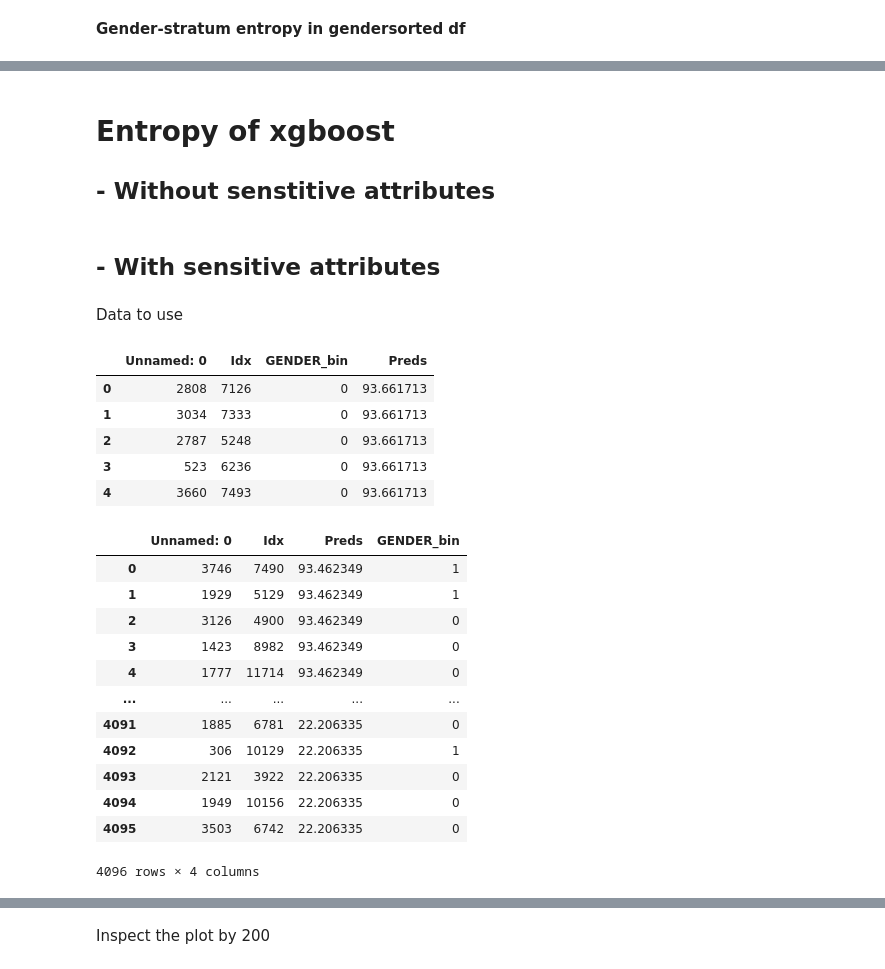
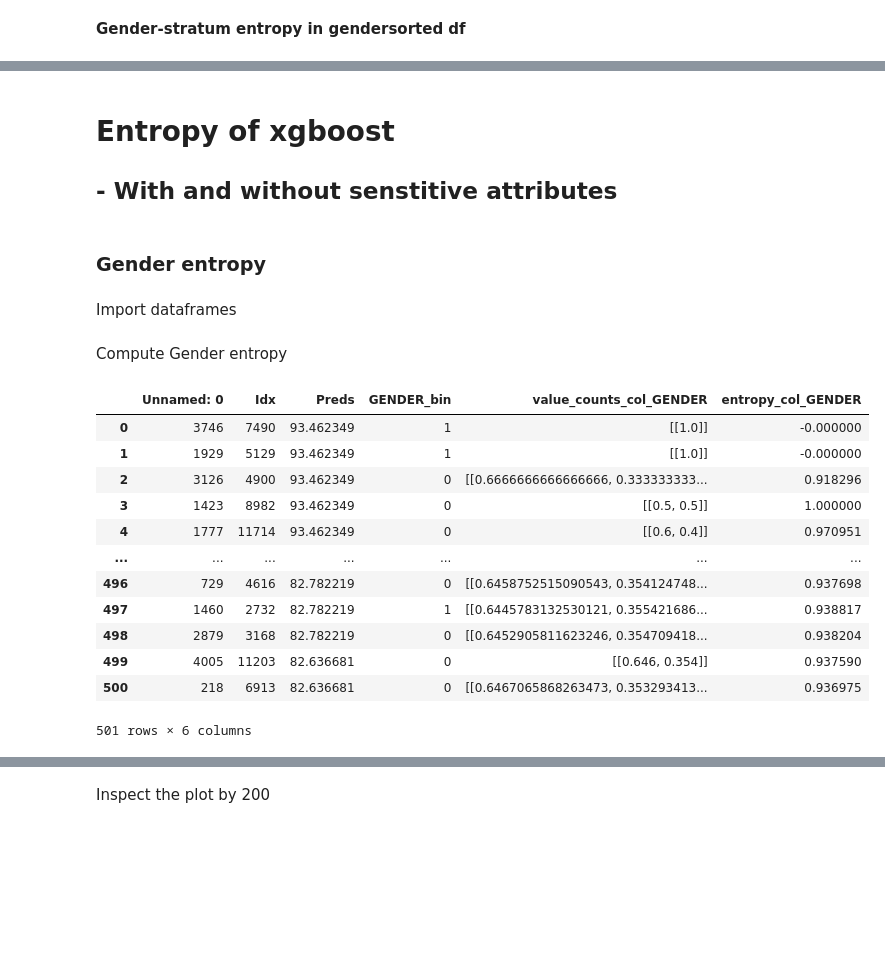
Before and after one commit to s183910/Bachelor_Gabi_Kat, a Jupyter notebook: Notebooks/Basic_dists/Baselines real.ipynb, the cells around one changed output, grey strips where cells are left out. Saved outputs shown, nothing was run; the diff lists cells and outputs as text; code cells hidden in the pictures; blank space fills up the shorter version.

```diff
--- a/Notebooks/Basic_dists/Baselines real.ipynb
+++ b/Notebooks/Basic_dists/Baselines real.ipynb
@@ -534,8 +659,8 @@ plt.show()
 # %% [markdown]
 # Entropy of xgboost
-## - Without senstitive attributes
+## - With and without senstitive attributes
-# %% [markdown]
-## - With sensitive attributes
-# %% [markdown]
-Data to use
+# %% [markdown]
+### Gender entropy
+# %% [markdown]
+Import dataframes
 # %%
@@ -550,31 +676,24 @@ df_xgb_wo = df_xgb_wo.merge(df_xgb_vanilla[["GENDER_bin", "Idx"]], on="Idx")
 
 #df_xgb_wo["GENDER_bin"] = X_test.GENDER_bin.to_numpy()
 #Gather with Gender_bin
-# %%
-df_xgb_vanilla[:5]
-# %% [output]
-|  | Unnamed: 0 | Idx | GENDER_bin | Preds |
-| 0 | 2808 | 7126 | 0 | 93.661713 |
-| 1 | 3034 | 7333 | 0 | 93.661713 |
-| 2 | 2787 | 5248 | 0 | 93.661713 |
-| 3 | 523 | 6236 | 0 | 93.661713 |
-| 4 | 3660 | 7493 | 0 | 93.661713 |
+# %% [markdown]
+Compute Gender entropy
 # %%
-df_xgb_wo
+df_xgb_wo[:501]
 # %% [output]
-|  | Unnamed: 0 | Idx | Preds | GENDER_bin |
-| 0 | 3746 | 7490 | 93.462349 | 1 |
-| 1 | 1929 | 5129 | 93.462349 | 1 |
-| 2 | 3126 | 4900 | 93.462349 | 0 |
-| 3 | 1423 | 8982 | 93.462349 | 0 |
-| 4 | 1777 | 11714 | 93.462349 | 0 |
-| ... | ... | ... | ... | ... |
-| 4091 | 1885 | 6781 | 22.206335 | 0 |
-| 4092 | 306 | 10129 | 22.206335 | 1 |
-| 4093 | 2121 | 3922 | 22.206335 | 0 |
-| 4094 | 1949 | 10156 | 22.206335 | 0 |
-| 4095 | 3503 | 6742 | 22.206335 | 0 |
+|  | Unnamed: 0 | Idx | Preds | GENDER_bin | value_counts_col_GENDER | entropy_col_GENDER |
+| 0 | 3746 | 7490 | 93.462349 | 1 | [[1.0]] | -0.000000 |
+| 1 | 1929 | 5129 | 93.462349 | 1 | [[1.0]] | -0.000000 |
+| 2 | 3126 | 4900 | 93.462349 | 0 | [[0.6666666666666666, 0.333333333... | 0.918296 |
+| 3 | 1423 | 8982 | 93.462349 | 0 | [[0.5, 0.5]] | 1.000000 |
+| 4 | 1777 | 11714 | 93.462349 | 0 | [[0.6, 0.4]] | 0.970951 |
+| ... | ... | ... | ... | ... | ... | ... |
+| 496 | 729 | 4616 | 82.782219 | 0 | [[0.6458752515090543, 0.354124748... | 0.937698 |
+| 497 | 1460 | 2732 | 82.782219 | 1 | [[0.6445783132530121, 0.355421686... | 0.938817 |
+| 498 | 2879 | 3168 | 82.782219 | 0 | [[0.6452905811623246, 0.354709418... | 0.938204 |
+| 499 | 4005 | 11203 | 82.636681 | 0 | [[0.646, 0.354]] | 0.937590 |
+| 500 | 218 | 6913 | 82.636681 | 0 | [[0.6467065868263473, 0.353293413... | 0.936975 |
-4096 rows × 4 columns
+501 rows × 6 columns
 # %%
 ## WITH SENSITIVE ATTRIBUTES
 
```
Also changed, not shown: parts of 36 cells of this notebook, 2 other files.
